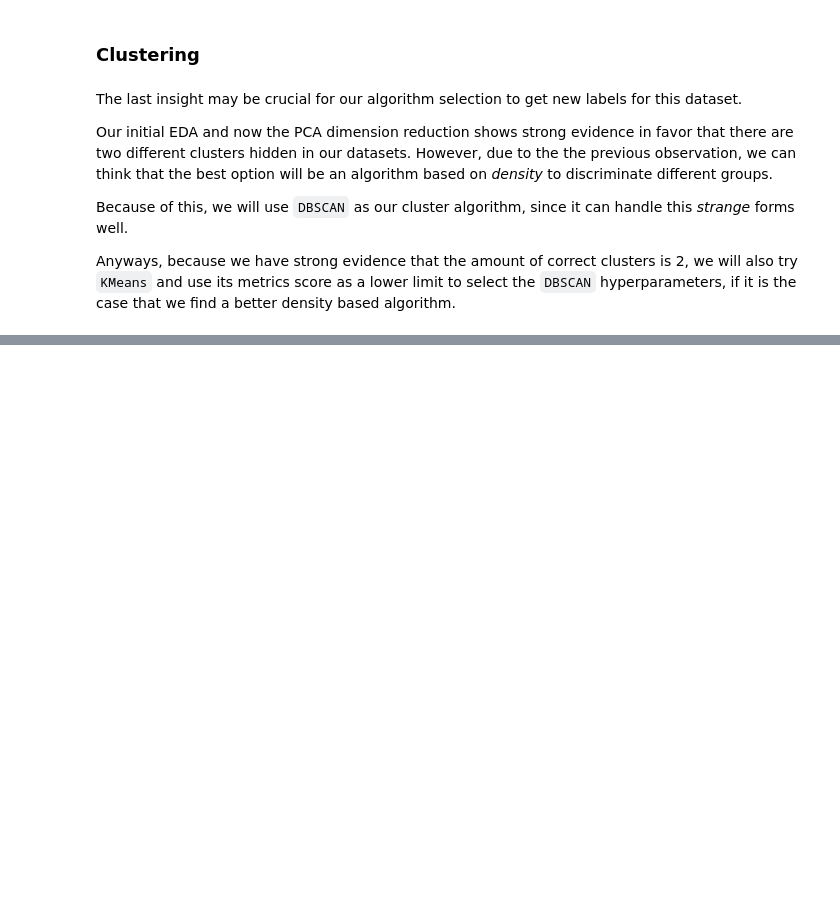
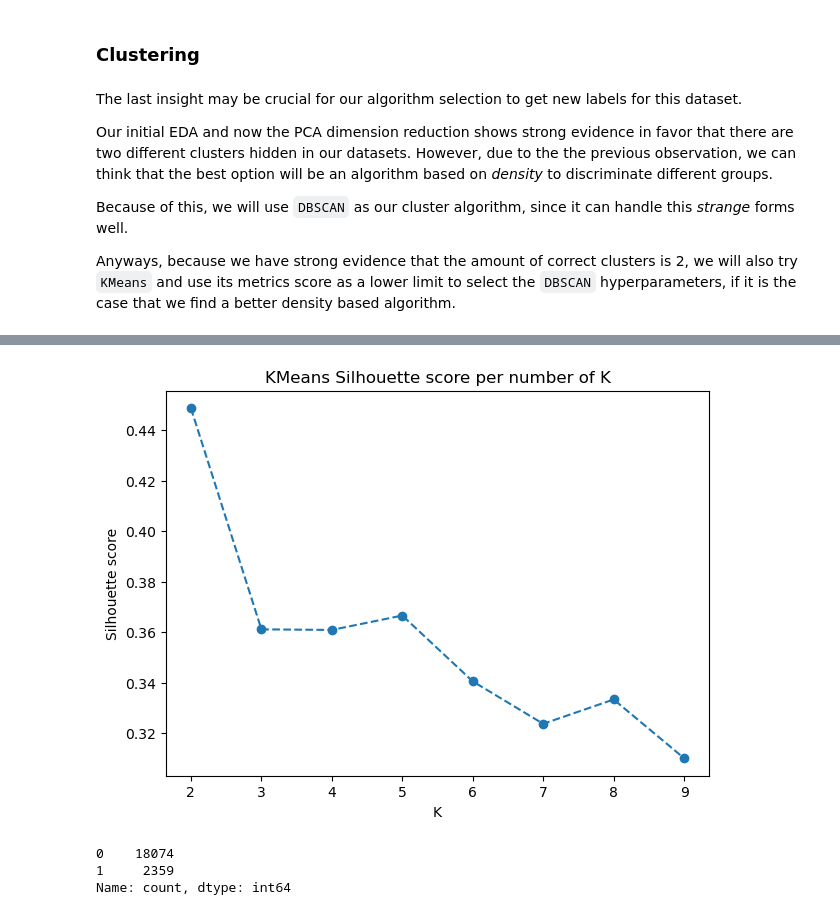
Before and after one commit to martincalsina/House-Price-Prediciton, a Jupyter notebook: House-Price-Prediction.ipynb, the cells around one changed output, grey strips where cells are left out. Cells and saved outputs as stored; diff of their text form; code cells hidden in the pictures; blank space fills up the shorter version.

```diff
--- a/House-Price-Prediction.ipynb
+++ b/House-Price-Prediction.ipynb
@@ -335,0 +369,9 @@ Anyways, because we have strong evidence that the amount of correct clusters is
+# %%
+plt.figure(figsize=(7, 5))
+plt.plot(k_values, silhouette_scores, marker='o', linestyle='--')
+plt.title('KMeans Silhouette score per number of K')
+plt.xlabel('K')
+plt.ylabel('Silhouette score')
+plt.show()
+# %% [output]
+[figure, added]
@@ -335,0 +381,7 @@ Anyways, because we have strong evidence that the amount of correct clusters is
+# %%
+kmeans_series = pd.Series(kmeans_clusters)
+kmeans_series.value_counts()
+# %% [output]
+0    18074
+1     2359
+Name: count, dtype: int64
```
Also changed, not shown: parts of 28 cells of this notebook.
